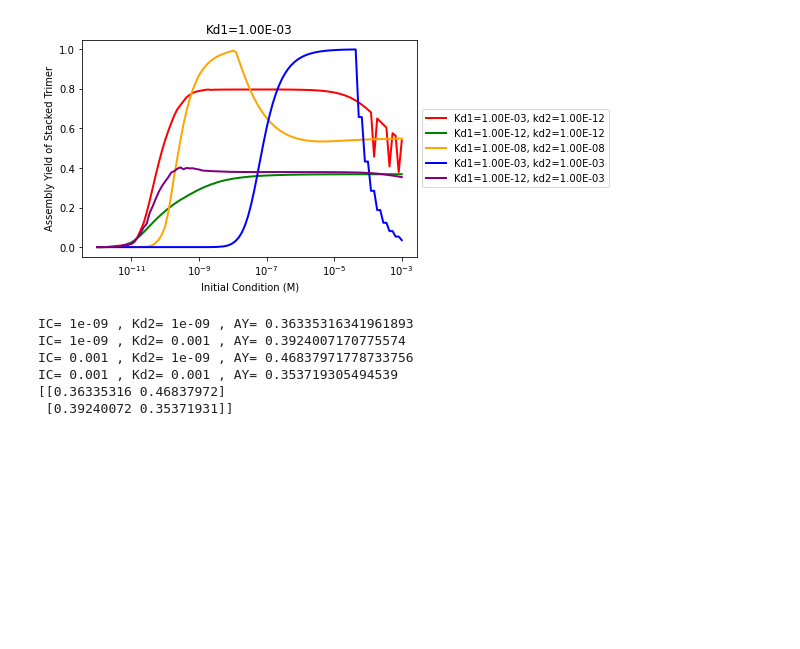
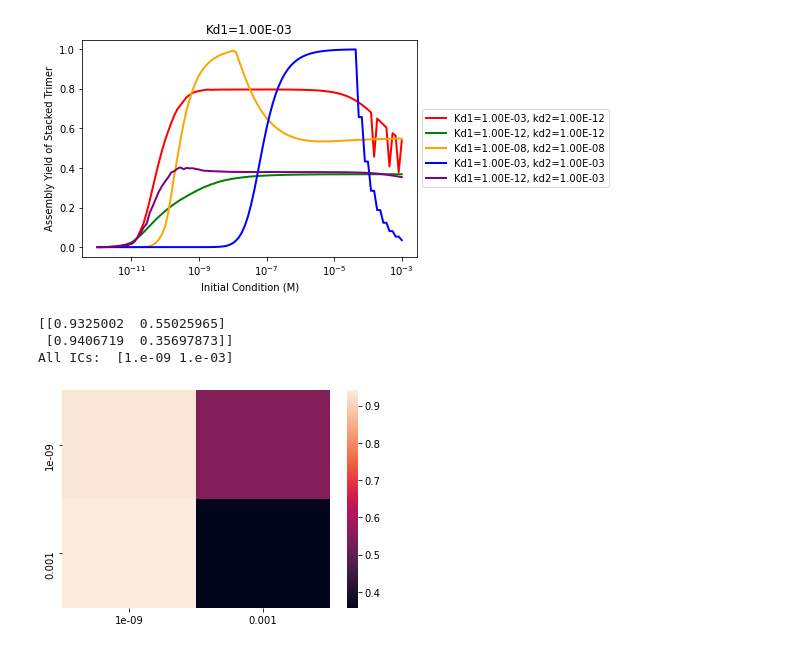
Before and after one commit to llagunes-324B21/Persephone_SR, a Jupyter notebook: April_2022/LL_SR_04_2022.ipynb, the cells around one changed output. Saved outputs shown, nothing was run; the diff lists cells and outputs as text; code cells hidden in the pictures; blank space fills up the shorter version.

Commit message:
fix heatmap tick labels for small set -LL

```diff
--- a/April_2022/LL_SR_04_2022.ipynb
+++ b/April_2022/LL_SR_04_2022.ipynb
@@ -108,6 +109,7 @@ def calcAYvsIC(minDeg_IC, maxDeg_IC, nICpts):
 
 
 
-
-print("Functions ready.")
+today_pre = date.today()
+today = today.strftime("%m_%d_%y")
+print("Functions ready..." + str(today))
 # %% [output]
@@ -435,7 +437,7 @@ plt.savefig('LL_SR_AYvsIC_KoanVals_100pts_0404.png')
 kOn = 10**6
 δ = 0 # degradation rate parameter
 Q = 0 # synthesis rate parameter
-kd2 = 10**-9
+kd1 = 10**-9
 # other parameters
 tEnd = 86400 # 24hrs
 t = np.linspace(0,tEnd,2000)
@@ -465,19 +467,25 @@ for indIC in range(0,nICpts): # for each IC
         Yn_1 = calcAY24hrs(IC_1,xStkTrm_tps_1)
         # store the last AY value - since tc stops at 24hrs that's the AY at 24hrs
         AY_valStr = Yn_1[-1];
-        print("IC= " + str(icVal) + " , Kd2= " + str(kd2_val) + " , AY= " +  str(AY_valStr))
+        # print("IC= " + str(icVal) + " , Kd2= " + str(kd2_val) + " , AY= " +  str(AY_valStr))
         IC_kd2_AY_mat[kd2ind][indIC] = AY_valStr # IC on x-axis, Kd on y-axis
 
 print(IC_kd2_AY_mat)
-
-# now plot matrix
+print("All ICs: ", allICs)
 # %% [output]
-IC= 1e-09 , Kd2= 1e-09 , AY= 0.36335316341961893
-IC= 1e-09 , Kd2= 0.001 , AY= 0.3924007170775574
-IC= 0.001 , Kd2= 1e-09 , AY= 0.46837971778733756
-IC= 0.001 , Kd2= 0.001 , AY= 0.353719305494539
-[[0.36335316 0.46837972]
- [0.39240072 0.35371931]]
+[[0.9325002  0.55025965]
+ [0.9406719  0.35697873]]
+All ICs:  [1.e-09 1.e-03]
+# %%
+# now plot matrix
+
+x_axis_labels = allICs
+y_axis_labels = allKd2
+ax = sns.heatmap(IC_kd2_AY_mat,xticklabels=x_axis_labels, yticklabels=y_axis_labels)
+
+plt.show()
+# %% [output]
+[figure, added]
 # %%
 
 
```
Also changed, not shown: parts of 3 cells of this notebook.
